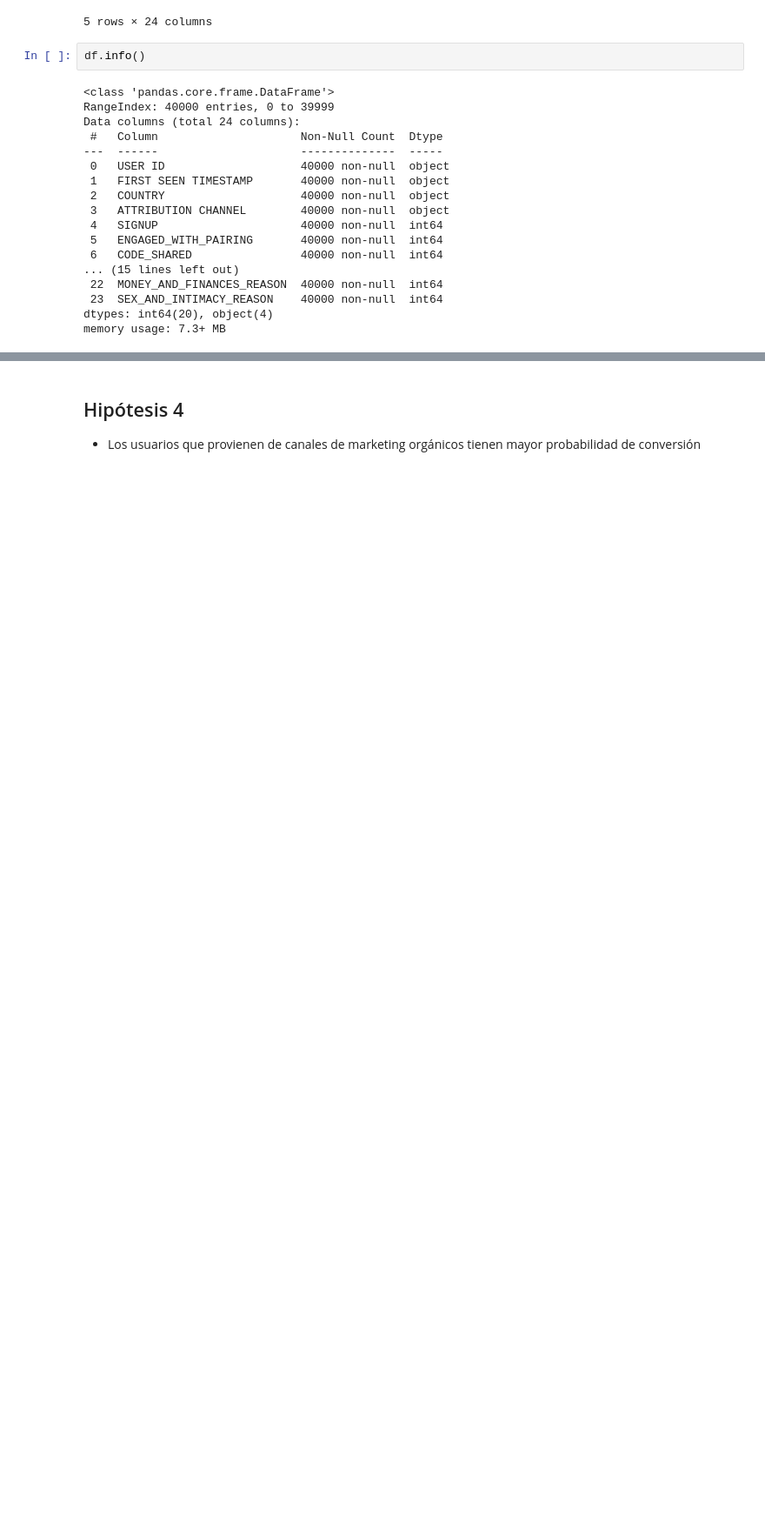
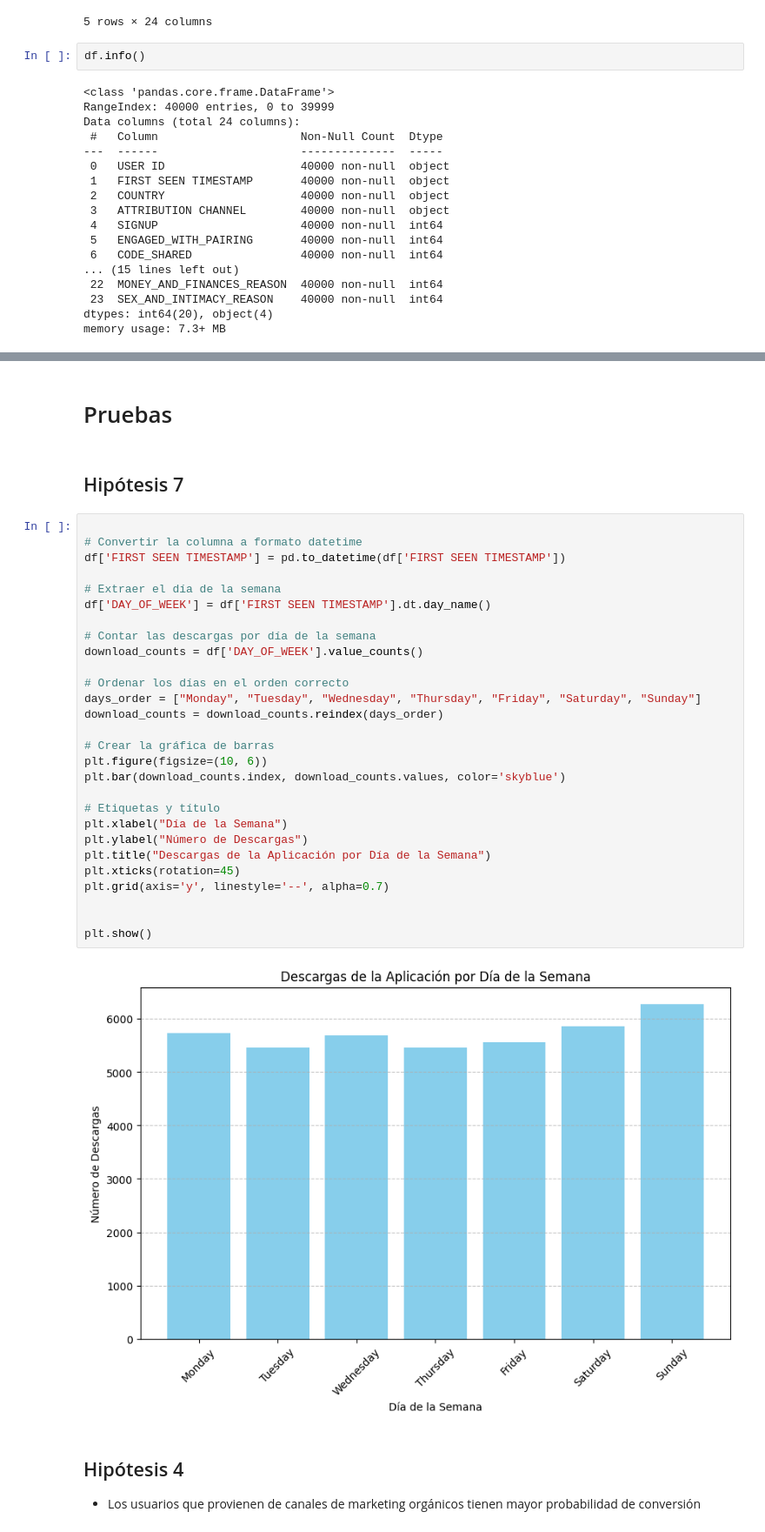
Before and after one commit to NaiSaratxaga/2503_dsft_thebridge_naiara, a Jupyter notebook: naiara_EDA/Definicion_EDA.ipynb, the cells around one changed output, grey strips where cells are left out. Shown at 87% size. Saved outputs shown, nothing was run; the diff lists cells and outputs as text; blank space fills up the shorter version.

Commit message:
Add new features for improved data analysis and visualization

```diff
--- a/naiara_EDA/Definicion_EDA.ipynb
+++ b/naiara_EDA/Definicion_EDA.ipynb
@@ -147,6 +150,40 @@ df.describe()
 | 50% | 1.0 | 1.000000 | 0.000000 | 0.000000 | 0.000000 | 1.000000 | ... |
 | 75% | 1.0 | 1.000000 | 1.000000 | 1.000000 | 1.000000 | 1.000000 | ... |
 | max | 1.0 | 1.000000 | 1.000000 | 1.000000 | 1.000000 | 1.000000 | ... |
+# %% [markdown]
+# Pruebas
+# %% [markdown]
+## Hipótesis 7
+# %%
+
+# Convertir la columna a formato datetime
+df['FIRST SEEN TIMESTAMP'] = pd.to_datetime(df['FIRST SEEN TIMESTAMP'])
+
+# Extraer el día de la semana
+df['DAY_OF_WEEK'] = df['FIRST SEEN TIMESTAMP'].dt.day_name()
+
+# Contar las descargas por día de la semana
+download_counts = df['DAY_OF_WEEK'].value_counts()
+
+# Ordenar los días en el orden correcto
+days_order = ["Monday", "Tuesday", "Wednesday", "Thursday", "Friday", "Saturday", "Sunday"]
+download_counts = download_counts.reindex(days_order)
+
+# Crear la gráfica de barras
+plt.figure(figsize=(10, 6))
+plt.bar(download_counts.index, download_counts.values, color='skyblue')
+
+# Etiquetas y título
+plt.xlabel("Día de la Semana")
+plt.ylabel("Número de Descargas")
+plt.title("Descargas de la Aplicación por Día de la Semana")
+plt.xticks(rotation=45)
+plt.grid(axis='y', linestyle='--', alpha=0.7)
+
+
+plt.show()
+# %% [output]
+[figure, added]
 # %% [markdown]
 ## Hipótesis 4
  -  Los usuarios que provienen de canales de marketing orgánicos tienen mayor probabilidad de conversión
```
Also changed, not shown: parts of 1 cell of this notebook.
